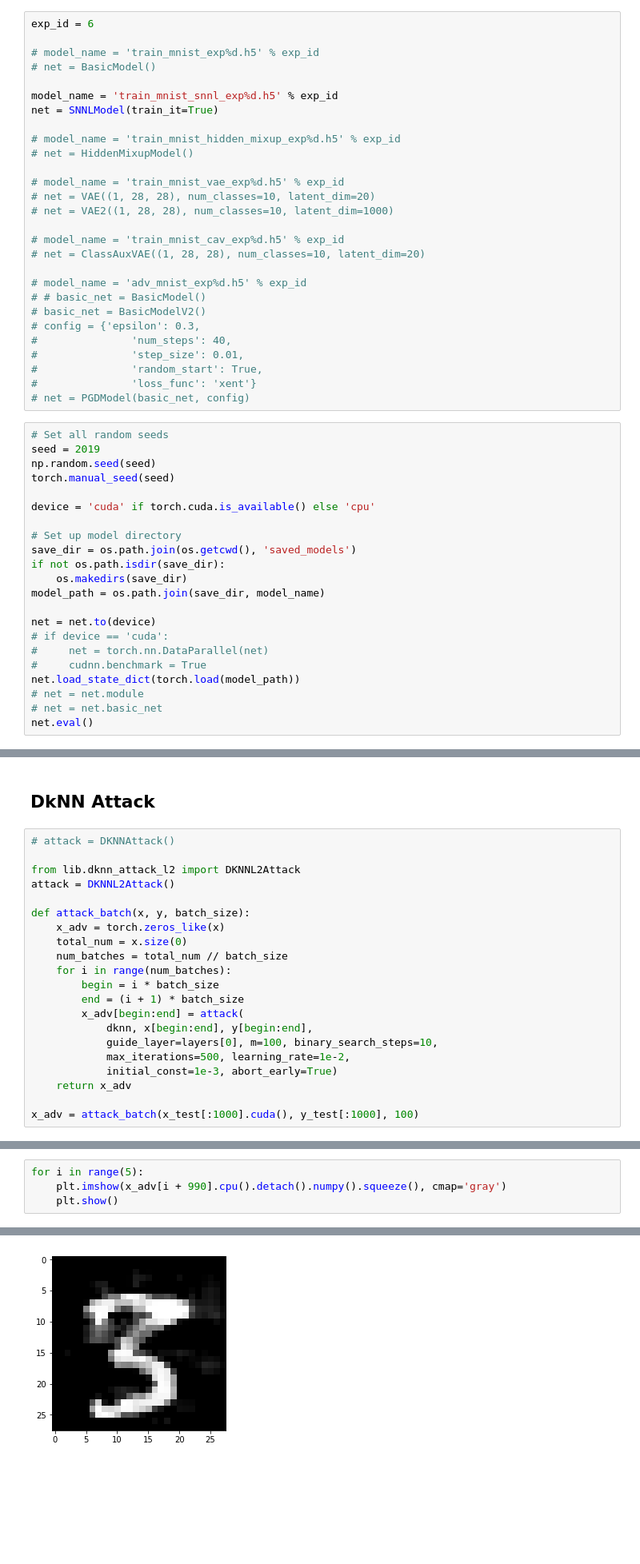
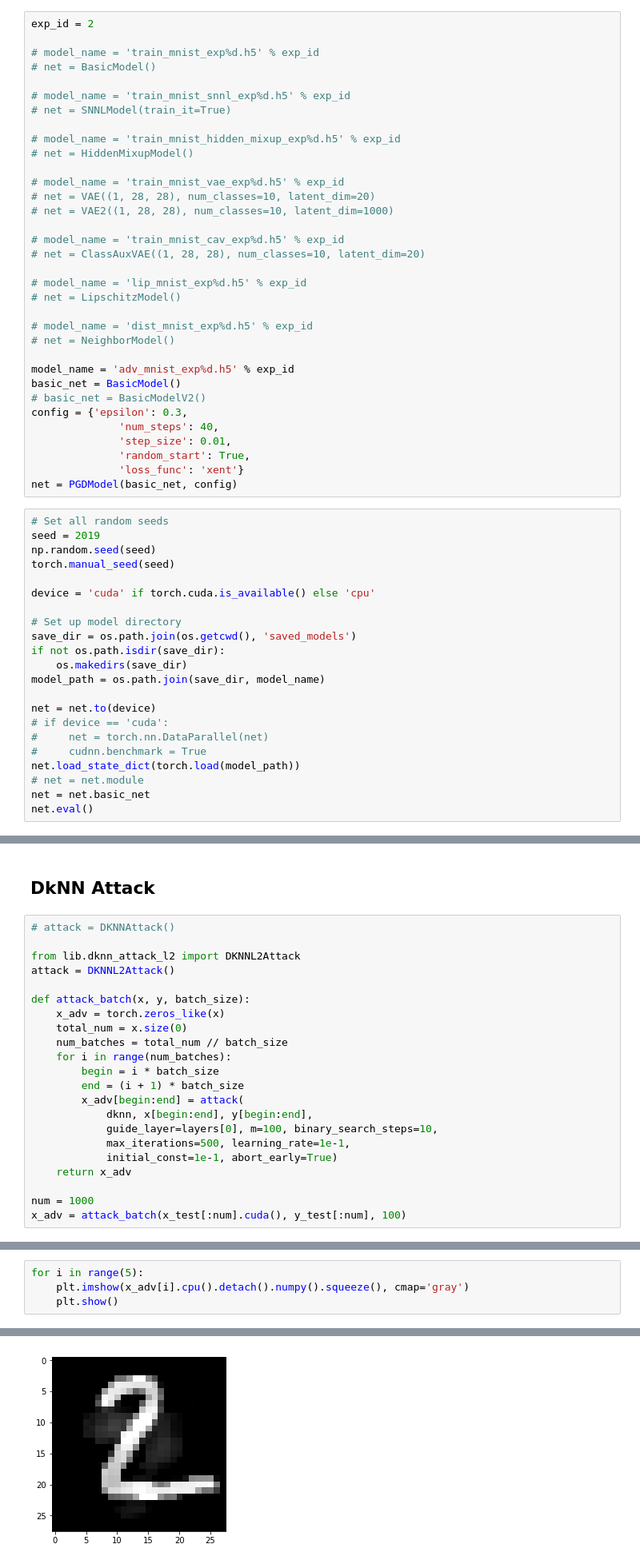
Before and after one commit to chawins/knn-defense, a Jupyter notebook: prelim_results.ipynb, the cells around one changed output, grey strips where cells are left out. Shown at 80% size. Cells and saved outputs as stored; diff of their text form; blank space fills up the shorter version.

```diff
--- a/prelim_results.ipynb
+++ b/prelim_results.ipynb
@@ -30,11 +32,11 @@ os.environ["CUDA_VISIBLE_DEVICES"] = "1"
 # %%
-exp_id = 6
+exp_id = 2
 
 # model_name = 'train_mnist_exp%d.h5' % exp_id
 # net = BasicModel()
 
-model_name = 'train_mnist_snnl_exp%d.h5' % exp_id
-net = SNNLModel(train_it=True)
+# model_name = 'train_mnist_snnl_exp%d.h5' % exp_id
+# net = SNNLModel(train_it=True)
 
 # model_name = 'train_mnist_hidden_mixup_exp%d.h5' % exp_id
 # net = HiddenMixupModel()
@@ -46,15 +48,21 @@ net = SNNLModel(train_it=True)
 # model_name = 'train_mnist_cav_exp%d.h5' % exp_id
 # net = ClassAuxVAE((1, 28, 28), num_classes=10, latent_dim=20)
 
-# model_name = 'adv_mnist_exp%d.h5' % exp_id
-# # basic_net = BasicModel()
+# model_name = 'lip_mnist_exp%d.h5' % exp_id
+# net = LipschitzModel()
+
+# model_name = 'dist_mnist_exp%d.h5' % exp_id
+# net = NeighborModel()
+
+model_name = 'adv_mnist_exp%d.h5' % exp_id
+basic_net = BasicModel()
 # basic_net = BasicModelV2()
-# config = {'epsilon': 0.3,
-#               'num_steps': 40,
-#               'step_size': 0.01,
-#               'random_start': True,
-#               'loss_func': 'xent'}
-# net = PGDModel(basic_net, config)
+config = {'epsilon': 0.3,
+              'num_steps': 40,
+              'step_size': 0.01,
+              'random_start': True,
+              'loss_func': 'xent'}
+net = PGDModel(basic_net, config)
 # %%
 # Set all random seeds
 seed = 2019
@@ -75,6 +83,6 @@ net = net.to(device)
 #     cudnn.benchmark = True
 net.load_state_dict(torch.load(model_path))
 # net = net.module
-# net = net.basic_net
+net = net.basic_net
 net.eval()
 # %% [output]
@@ -249,9 +258,10 @@ def attack_batch(x, y, batch_size):
         x_adv[begin:end] = attack(
             dknn, x[begin:end], y[begin:end],
             guide_layer=layers[0], m=100, binary_search_steps=10,
-            max_iterations=500, learning_rate=1e-2,
-            initial_const=1e-3, abort_early=True)
+            max_iterations=500, learning_rate=1e-1,
+            initial_const=1e-1, abort_early=True)
     return x_adv
 
-x_adv = attack_batch(x_test[:1000].cuda(), y_test[:1000], 100)
+num = 1000
+x_adv = attack_batch(x_test[:num].cuda(), y_test[:num], 100)
 # %% [output]
@@ -289,5 +299,5 @@ plt.hist(cred)
 # %%
 for i in range(5):
-    plt.imshow(x_adv[i + 990].cpu().detach().numpy().squeeze(), cmap='gray')
+    plt.imshow(x_adv[i].cpu().detach().numpy().squeeze(), cmap='gray')
     plt.show()
 # %% [output]
@@ -295 +305 @@ for i in range(5):
-[figure, old version]
+[figure, new version]
```
Also changed, not shown: parts of 71 cells of this notebook, 21 other files.
